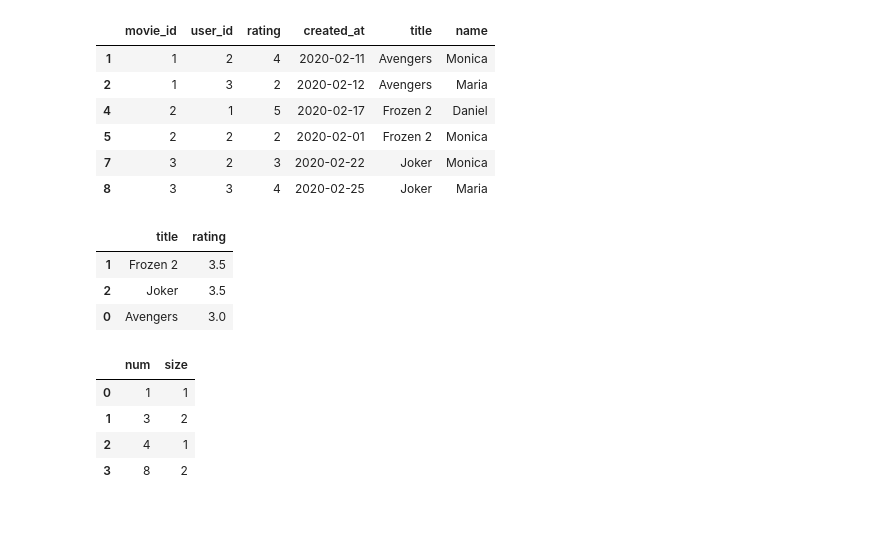
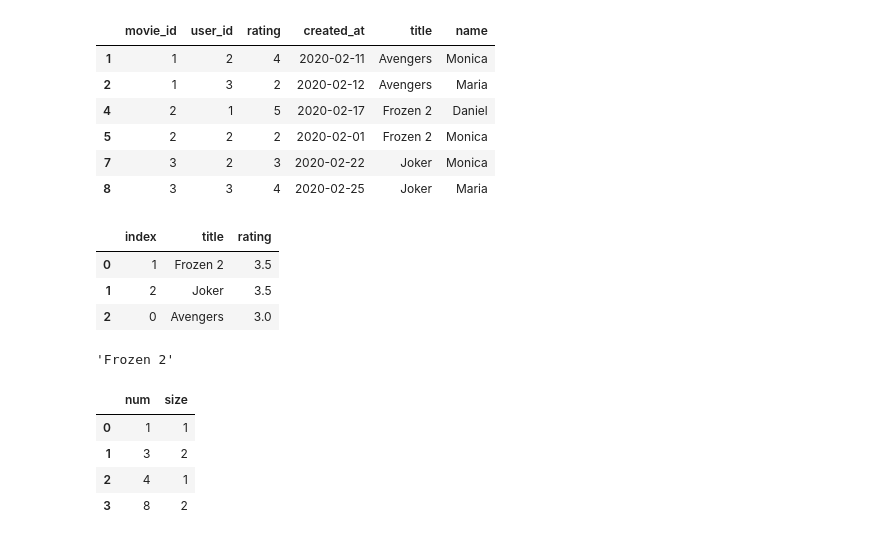
Before and after one commit to jjoseph-anderson/LeetCode, a Jupyter notebook: Rough_Work.ipynb, the cells around one changed output. Drawn from its saved outputs; the diff is of its cells as text; code cells hidden in the pictures.

```diff
--- a/Rough_Work.ipynb
+++ b/Rough_Work.ipynb
@@ -89,12 +89,17 @@ feb
 | 7 | 3 | 2 | 3 | 2020-02-22 | Joker | Monica |
 | 8 | 3 | 3 | 4 | 2020-02-25 | Joker | Maria |
 # %%
-feb.groupby(by = "title", as_index = False)['rating'].mean().sort_values(['rating', 'title'], ascending = [False, True])
+avg = feb.groupby(by = "title", as_index = False)['rating'].mean().sort_values(['rating', 'title'], ascending = [False, True]).reset_index()
+avg
 # %% [output]
-|  | title | rating |
-| 1 | Frozen 2 | 3.5 |
-| 2 | Joker | 3.5 |
-| 0 | Avengers | 3.0 |
+|  | index | title | rating |
+| 0 | 1 | Frozen 2 | 3.5 |
+| 1 | 2 | Joker | 3.5 |
+| 2 | 0 | Avengers | 3.0 |
+# %%
+avg['title'][0]
+# %% [output]
+'Frozen 2'
 # %%
 my_numbers = pd.DataFrame({
     "num": [8, 8, 3, 3, 1, 4]
```
